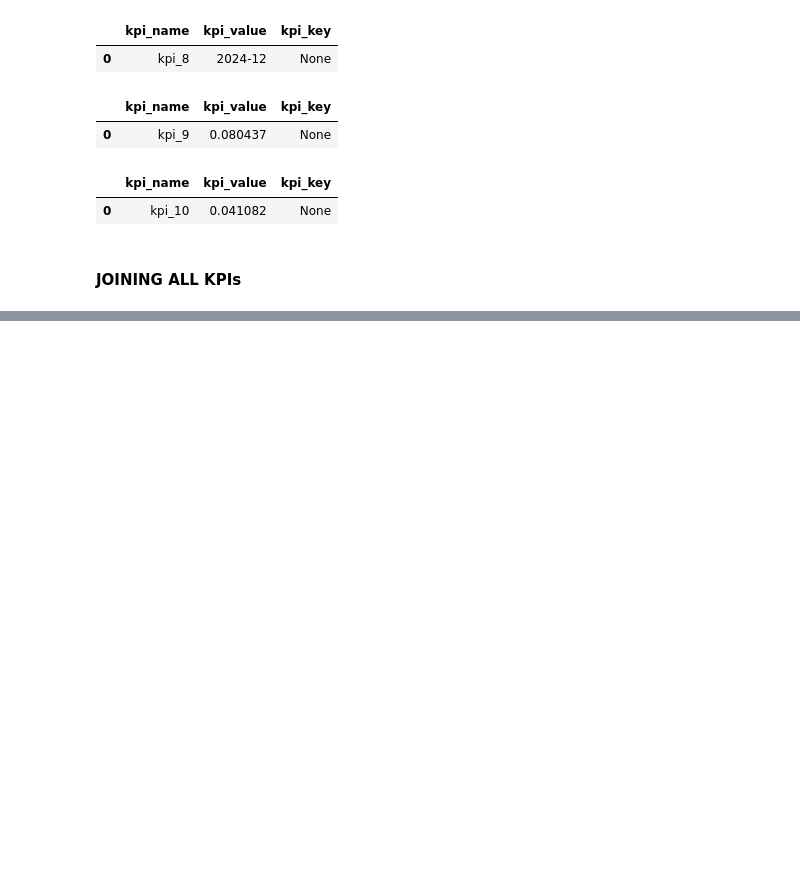
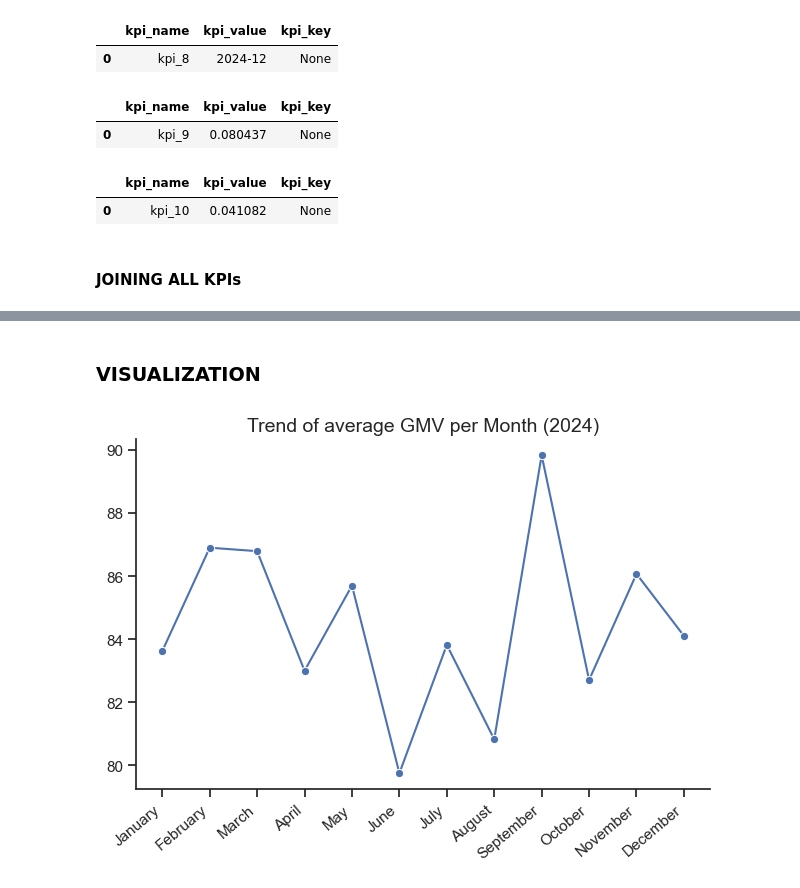
Before and after one commit to spython001/dataflow_inc_analysis, a Jupyter notebook: dtCleaning.ipynb, the cells around one changed output, grey strips where cells are left out. Saved outputs shown, nothing was run; the diff lists cells and outputs as text; code cells hidden in the pictures; blank space fills up the shorter version.

```diff
--- a/dtCleaning.ipynb
+++ b/dtCleaning.ipynb
@@ -532,0 +545,10 @@ kpis_final
+# %%
+# getting the respective month names
+
+df_clean['year_month_name'] = (
+    pd.to_datetime(df_clean['year_month'], format='%Y-%m')
+      .dt.strftime('%B')
+)
+
+
+df_clean[['year_month', 'year_month_name']].head()
@@ -532,0 +562,32 @@ kpis_final
+# %%
+month_order = [
+    'January', 'February', 'March', 'April', 'May', 'June',
+    'July', 'August', 'September', 'October', 'November', 'December'
+]
+
+df_clean['year_month_name'] = pd.Categorical(
+    df_clean['year_month_name'],
+    categories=month_order,
+    ordered=True
+)
+# %% [markdown]
+### VISUALIZATION
+# %%
+# 1. Trend of Average GMV per Month
+
+df_clean = df_clean.sort_values('year_month_name')
+
+sns.set_theme(style='ticks')
+
+ax = sns.lineplot(data=df_clean, x='year_month_name', y='order_amount_old', errorbar=None, marker='o')
+sns.despine()
+plt.title('Trend of average GMV per Month (2024)', fontdict={'size':14})
+plt.ylabel('')
+plt.xlabel('')
+
+plt.xticks(rotation=40, ha='right')
+
+plt.tight_layout()
+plt.show()
+# %% [output]
+[figure, added]
```
Also changed, not shown: parts of 11 cells of this notebook, 1 other file.
